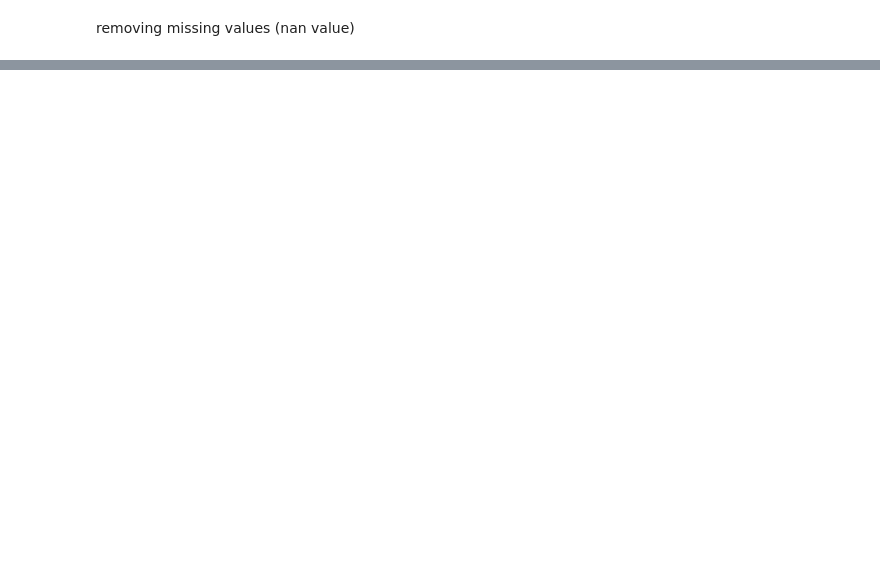
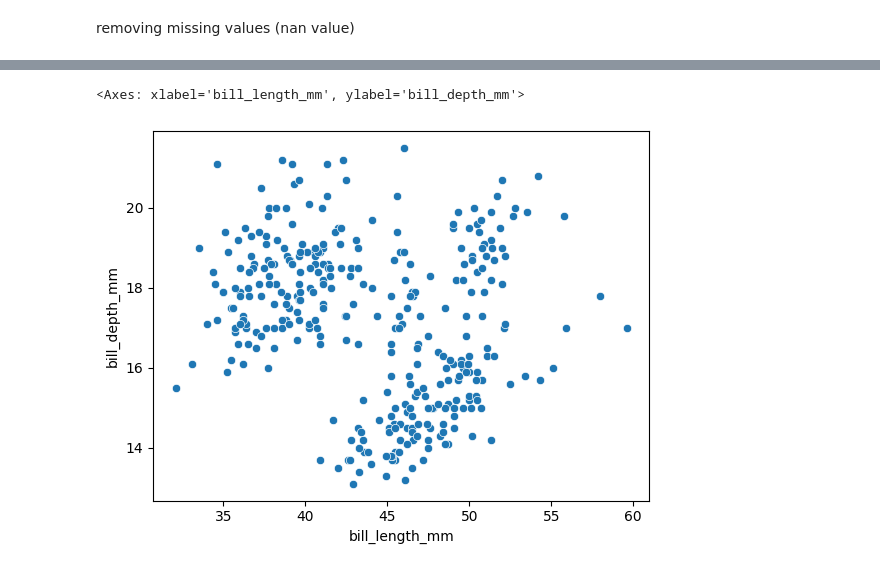
Before and after one commit to Amanmishra03/digipodium, a Jupyter notebook: data analysis/pandas.ipynb, the cells around one changed output, grey strips where cells are left out. Saved outputs shown, nothing was run; the diff lists cells and outputs as text; code cells hidden in the pictures; blank space fills up the shorter version.

```diff
--- a/data analysis/pandas.ipynb
+++ b/data analysis/pandas.ipynb
@@ -442,0 +264,5 @@ penguins.sort_values(by=['sex','island'])
+# %%
+sns.scatterplot(data=penguins, x='bill_length_mm', y='bill_depth_mm')
+# %% [output]
+<Axes: xlabel='bill_length_mm', ylabel='bill_depth_mm'>
+[figure, added]
```
Also changed, not shown: parts of 75 cells of this notebook.
